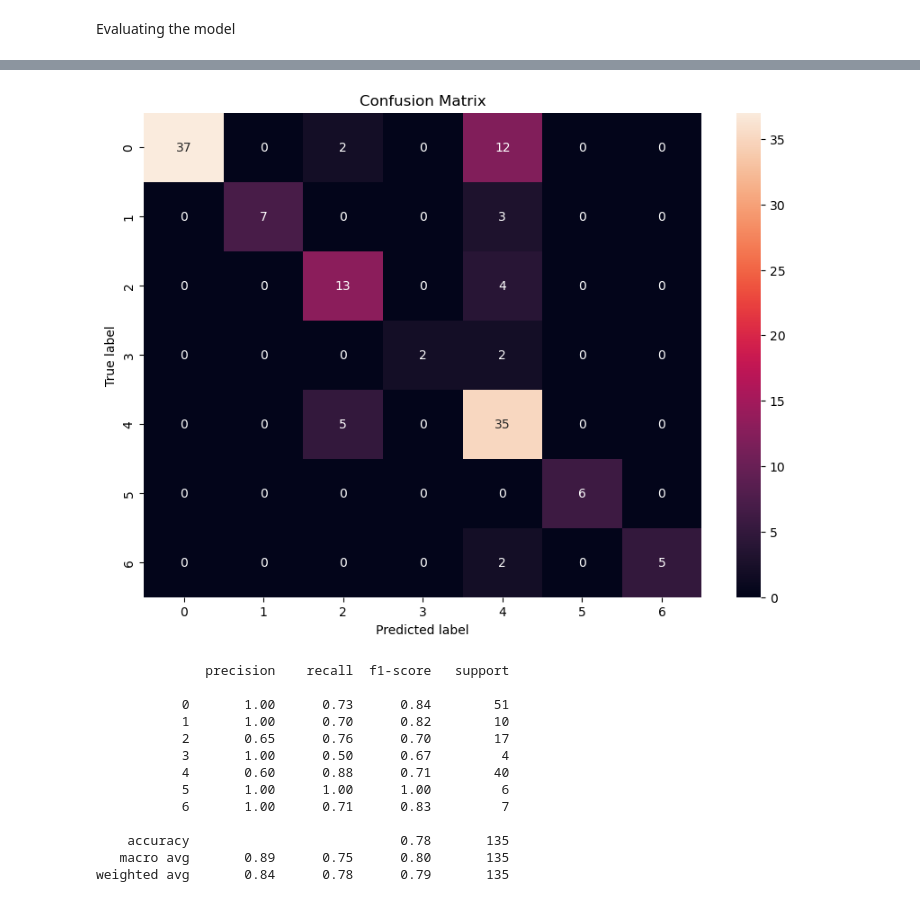
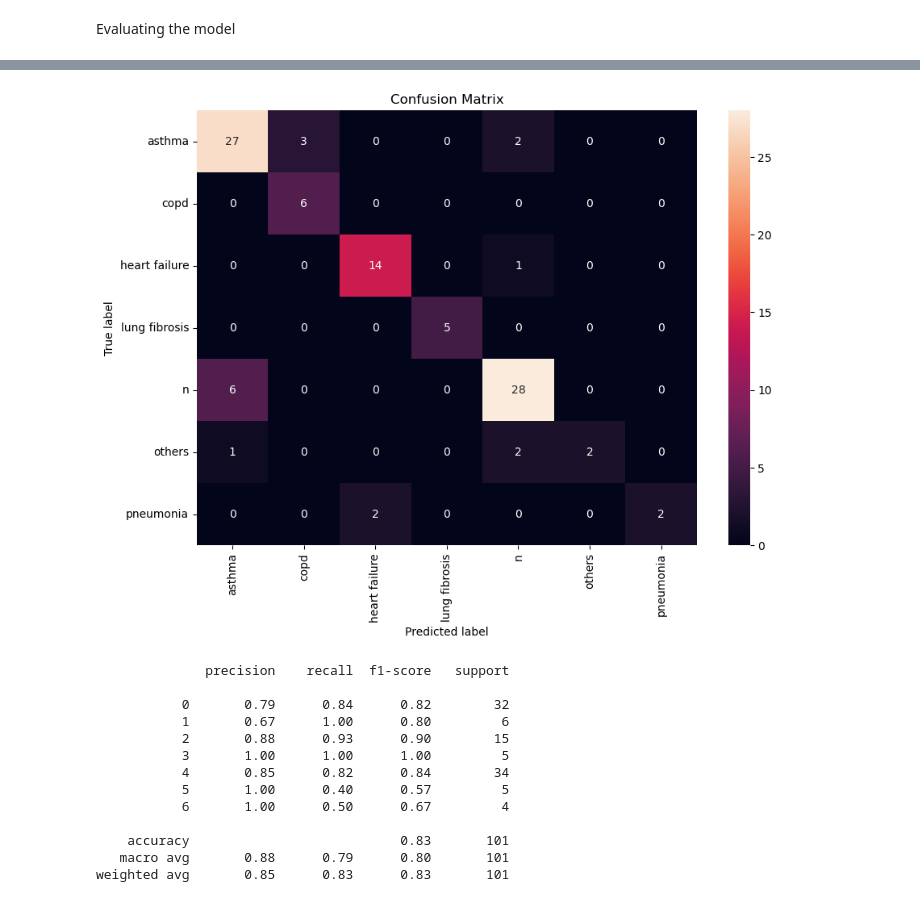
Before and after one commit to nikorose87/TechChallengeSamay, a Jupyter notebook: Notebooks/SamayColab/[NP]_Technical_assesment__Senior_ML_engineer_Part_2.ipynb, the cells around one changed output, grey strips where cells are left out. Drawn from its saved outputs; the diff is of its cells as text; code cells hidden in the pictures.

```diff
--- a/Notebooks/SamayColab/[NP]_Technical_assesment__Senior_ML_engineer_Part_2.ipynb
+++ b/Notebooks/SamayColab/[NP]_Technical_assesment__Senior_ML_engineer_Part_2.ipynb
@@ -328,7 +328,7 @@ X = sound_df.drop(columns='label')
 y = le.fit_transform(sound_df['label'])
 
 # Split the data into training and testing sets
-X_train, X_test, y_train, y_test = train_test_split(X, y, test_size=0.4)
+X_train, X_test, y_train, y_test = train_test_split(X, y, test_size=0.3, random_state=42)
 # %% [markdown]
 ## Base NN model
 
@@ -337,24 +337,37 @@ We will propose Deep Neural Networks for this model
 import torch
 from torch import nn
 from sklearn.metrics import confusion_matrix, classification_report
+from typing import List, Literal
 
 verbose = False
 num_epochs = 1000
+
 class SNN(nn.Module):
-    def __init__(self, input_size, hidden_size, num_classes):
+    def __init__(self, input_size:int, hidden_size:int,
+                 activation:Literal["relu", "sigm", "tanh"], num_classes:int):
+        """__init__ method for the SNN class
+        Args:
+            input_size (int): Number of input features
+            hidden_size (int): Number of neurons in the hidden layers
+            activation (Literal["relu", "sigm", "tanh"]): Activation function to use
+            num_classes (int): Number of output classes
+        """
         super(SNN, self).__init__()
+        self.activation = {"relu": nn.ReLU(),
+                           "sigm": nn.Sigmoid(),
+                           "leaky_relu": nn.LeakyReLU()}
         self.fc1 = nn.Linear(input_size, hidden_size)
-        self.relu = nn.ReLU()
+        self.act = self.activation[activation]
         self.fc2 = nn.Linear(hidden_size, hidden_size)
         self.fc3 = nn.Linear(hidden_size, num_classes)
 
     def forward(self, x):
-        out = self.fc1(x)
-        out = self.relu(out)
-        out = self.fc2(out)
-        out = self.relu(out)
-        out = self.fc3(out)
-        return out
+        seq = self.fc1(x)
+        seq = self.act(seq)
+        seq = self.fc2(seq)
+        seq = self.act(seq)
+        seq = self.fc3(seq)
+        return seq
 
 # Define the network dimensions
 input_size = num_PCA  # Number of input features (100 PCA features)
@@ -362,7 +375,7 @@ hidden_size = 50  # Number of neurons in the hidden layers
 num_classes = len(labels)  # Number of output classes (change this to match your number of classes)
 
 # Initialize the network
-net = SNN(input_size, hidden_size, num_classes)
+net = SNN(input_size, hidden_size, "relu", num_classes)
 
 # Define the loss function and the optimizer
 criterion = nn.CrossEntropyLoss()
@@ -561,17 +627,17 @@ best_params
 # %%
-Tuner.plot_results()
+Tuner.plot_results(le=le)
 # %% [output]
-[figure, old version]
+[figure, new version]
               precision    recall  f1-score   support
 
-           0       1.00      0.73      0.84        51
-           1       1.00      0.70      0.82        10
-           2       0.65      0.76      0.70        17
-           3       1.00      0.50      0.67         4
-           4       0.60      0.88      0.71        40
-           5       1.00      1.00      1.00         6
-           6       1.00      0.71      0.83         7
+           0       0.79      0.84      0.82        32
+           1       0.67      1.00      0.80         6
+           2       0.88      0.93      0.90        15
+           3       1.00      1.00      1.00         5
+           4       0.85      0.82      0.84        34
+           5       1.00      0.40      0.57         5
+           6       1.00      0.50      0.67         4
 
-    accuracy                           0.78       135
-   macro avg       0.89      0.75      0.80       135
-weighted avg       0.84      0.78      0.79       135
+    accuracy                           0.83       101
+   macro avg       0.88      0.79      0.80       101
+weighted avg       0.85      0.83      0.83       101
```
Also changed, not shown: parts of 8 cells of this notebook, 2 other files.
